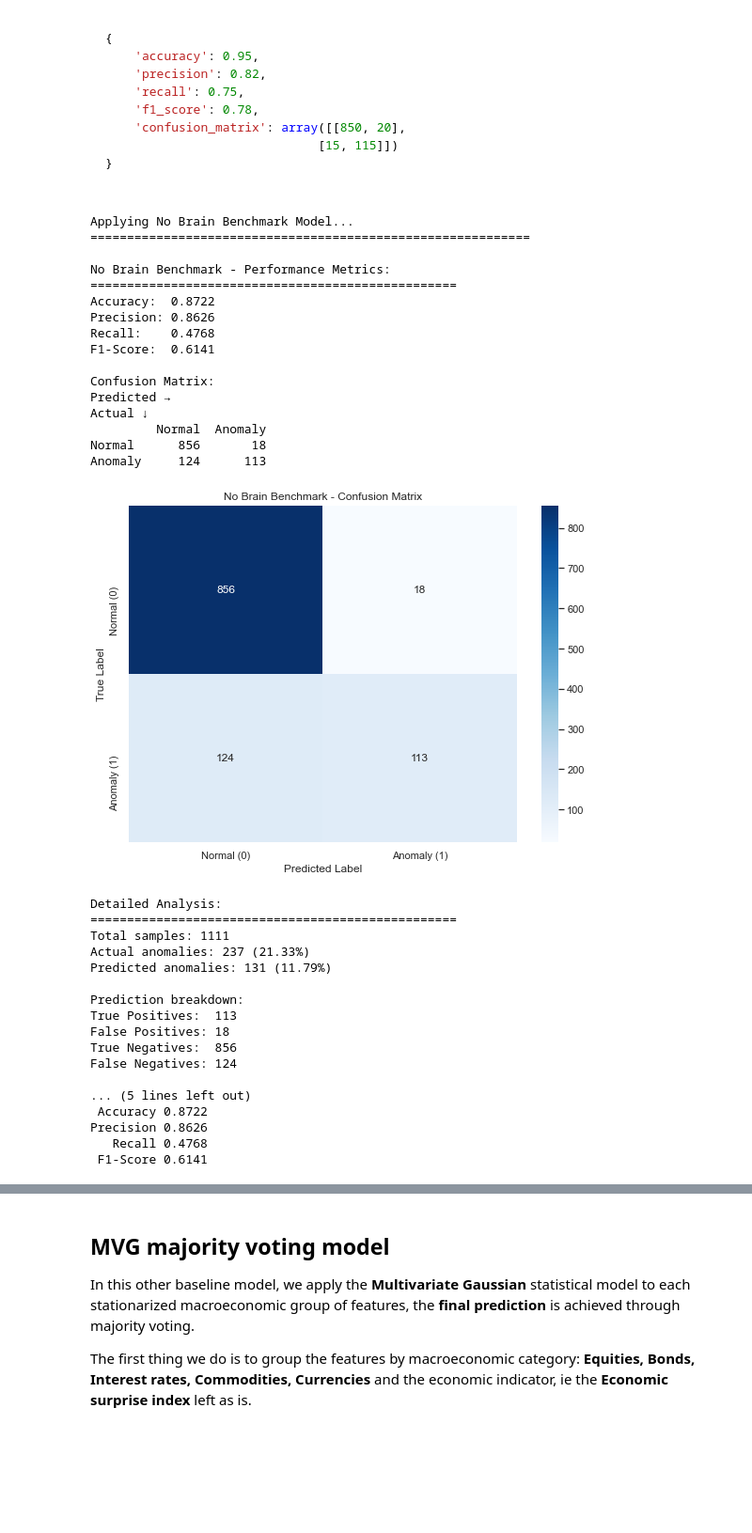
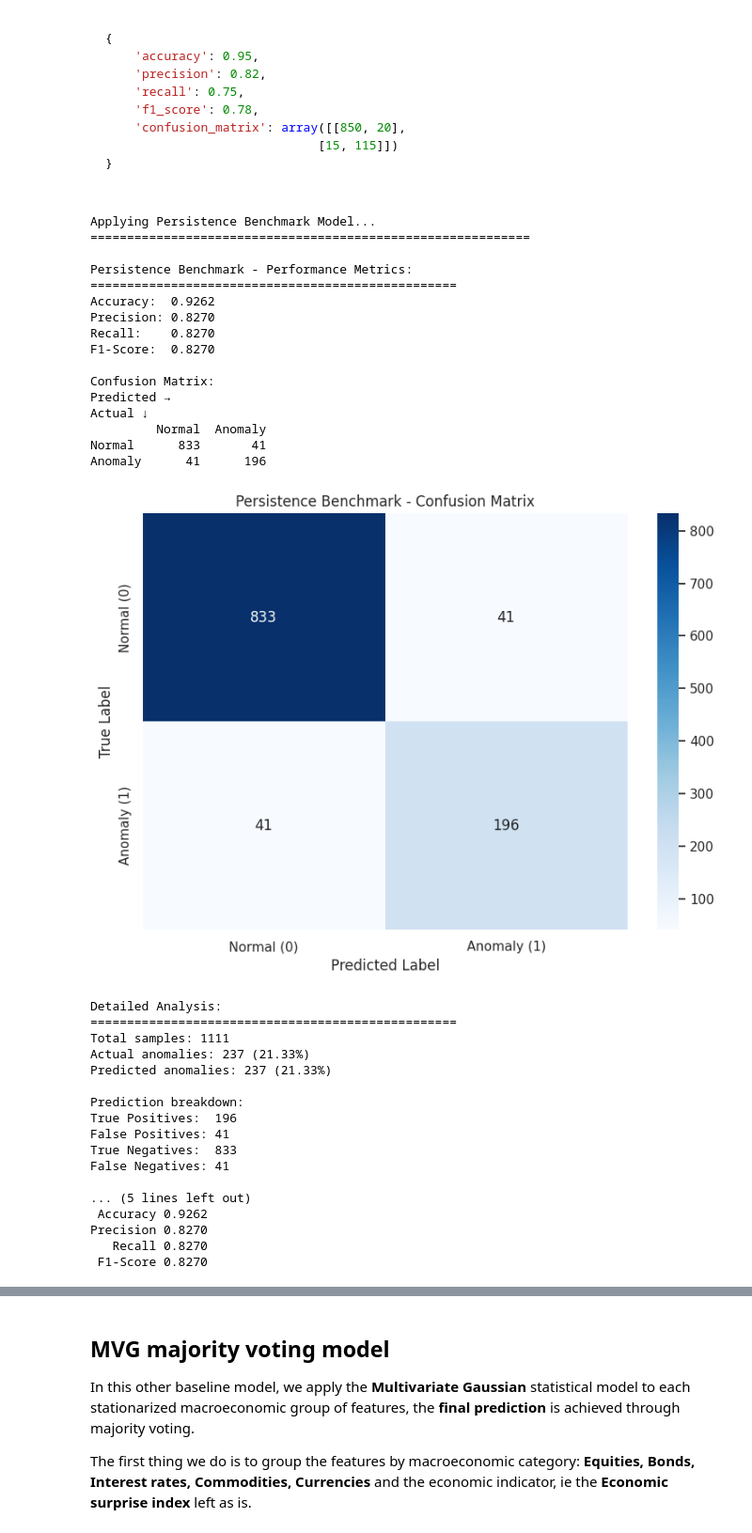
Before and after one commit to Filippo-Galli/Fintech_BC, a Jupyter notebook: Final_project/baseline models.ipynb, the cells around one changed output, grey strips where cells are left out. Shown at 94% size. Saved outputs shown, nothing was run; the diff lists cells and outputs as text; code cells hidden in the pictures; blank space fills up the shorter version.

Commit message:
Naming change from no-brain to persistence

```diff
--- a/Final_project/baseline models.ipynb
+++ b/Final_project/baseline models.ipynb
@@ -164,17 +164,17 @@ A simple baseline model that predicts anomalies based on consecutive past anomal
 - Requires no training
 # %%
 # No Brain Benchmark Model implementation
-def create_no_brain_predictions(y, lookback_window=4):
+def persistence_model(y, lookback_window=1):
     """
     No Brain benchmark model: predicts anomaly (1) in the next week
-    if there were 4 consecutive anomalies in the previous weeks.
+    if there were 1 consecutive anomalies in the previous weeks.
 
     Parameters:
     -----------
     y : array-like
         Binary target array (0 = normal, 1 = anomaly)
     lookback_window : int
-        Number of consecutive anomalies to look for (default: 4)
+        Number of consecutive anomalies to look for (default: 1)
 
     Returns:
     --------
@@ -219,8 +219,7 @@ Here below a comprehensive evaluation system for the model above with three main
                              [15, 115]])
 }
 # %%
-# Evaluate the No Brain model using various metrics
-def evaluate_model(y_true, y_pred, model_name="No Brain Model"):
+def evaluate_model(y_true, y_pred, model_name="Persistence Model"):
     """
     Calculate and display comprehensive evaluation metrics
 
@@ -274,7 +273,7 @@ def evaluate_model(y_true, y_pred, model_name="No Brain Model"):
 
     return metrics
 
-def plot_confusion_matrix(cm, model_name="No Brain Model"):
+def plot_confusion_matrix(cm, model_name="Persistence Model"):
     """
     Plot confusion matrix as a heatmap
 
@@ -347,24 +346,24 @@ def analyze_prediction_patterns(y_true, y_pred, dates=None):
         })
 
 
-# Apply the No Brain model to your data
-print("Applying No Brain Benchmark Model...")
+# Apply the Persistence model to your data
+print("Applying Persistence Benchmark Model...")
 print("=" * 60)
 
-# Create predictions using the no brain model
-no_brain_predictions = create_no_brain_predictions(y, lookback_window=4)
+# Create predictions using the Persistence model
+persistence_predictions = persistence_model(y)
 
 # Evaluate the model
-metrics = evaluate_model(y, no_brain_predictions, "No Brain Benchmark")
+metrics = evaluate_model(y, persistence_predictions, "Persistence Benchmark")
 
 # Plot confusion matrix
-plot_confusion_matrix(metrics['confusion_matrix'], "No Brain Benchmark")
+plot_confusion_matrix(metrics['confusion_matrix'], "Persistence Benchmark")
 
 # Detailed analysis
 if 'X_df' in locals() and hasattr(X_df, 'index'):
-    analyze_prediction_patterns(y, no_brain_predictions, X_df.index)
+    analyze_prediction_patterns(y, persistence_predictions, X_df.index)
 else:
-    analyze_prediction_patterns(y, no_brain_predictions)
+    analyze_prediction_patterns(y, persistence_predictions)
 
 # Create a results summary
 results_summary = pd.DataFrame({
@@ -381,59 +380,59 @@ if 'X_df' in locals() and hasattr(X_df, 'index'):
     plt.figure(figsize=(15, 8))
 
     # Plot actual anomalies
     anomaly_dates = X_df.index[y == 1]
     plt.scatter(anomaly_dates, np.ones(len(anomaly_dates)),
                color='red', alpha=0.7, s=50, label='Actual Anomalies')
 
     # Plot predicted anomalies
-    predicted_dates = X_df.index[no_brain_predictions == 1]
+    predicted_dates = X_df.index[persistence_predictions == 1]
     plt.scatter(predicted_dates, np.ones(len(predicted_dates)) + 0.1,
                color='blue', alpha=0.7, s=50, marker='^', label='Predicted Anomalies')
 
     plt.ylim(0.5, 1.5)
     plt.xlabel('Date')
     plt.ylabel('Anomaly Indicator')
-    plt.title('No Brain Model: Actual vs Predicted Anomalies Over Time')
+    plt.title('Persistence Model: Actual vs Predicted Anomalies Over Time')
     plt.legend()
     plt.xticks(rotation=45)
     plt.tight_layout()
     plt.show()
 
 print(f"\n" + "="*60)
-print("No Brain Benchmark Model Analysis Complete!")
+print("Persistence Benchmark Model Analysis Complete!")
 print("="*60)
 # %% [output]
-Applying No Brain Benchmark Model...
+Applying Persistence Benchmark Model...
 ============================================================
 
-No Brain Benchmark - Performance Metrics:
+Persistence Benchmark - Performance Metrics:
 ==================================================
-Accuracy:  0.8722
-Precision: 0.8626
-Recall:    0.4768
-F1-Score:  0.6141
+Accuracy:  0.9262
+Precision: 0.8270
+Recall:    0.8270
+F1-Score:  0.8270
 
 Confusion Matrix:
 Predicted →
 Actual ↓
          Normal  Anomaly
-Normal      856       18
-Anomaly     124      113
+Normal      833       41
+Anomaly      41      196
-[figure, old version]
+[figure, new version]
 Detailed Analysis:
 ==================================================
 Total samples: 1111
 Actual anomalies: 237 (21.33%)
-Predicted anomalies: 131 (11.79%)
+Predicted anomalies: 237 (21.33%)
 
 Prediction breakdown:
-True Positives:  113
-False Positives: 18
-True Negatives:  856
-False Negatives: 124
+True Positives:  196
+False Positives: 41
+True Negatives:  833
+False Negatives: 41
 
 ... (5 lines left out)
- Accuracy 0.8722
-Precision 0.8626
-   Recall 0.4768
- F1-Score 0.6141
+ Accuracy 0.9262
+Precision 0.8270
+   Recall 0.8270
+ F1-Score 0.8270
```
Also changed, not shown: parts of 6 cells of this notebook.
